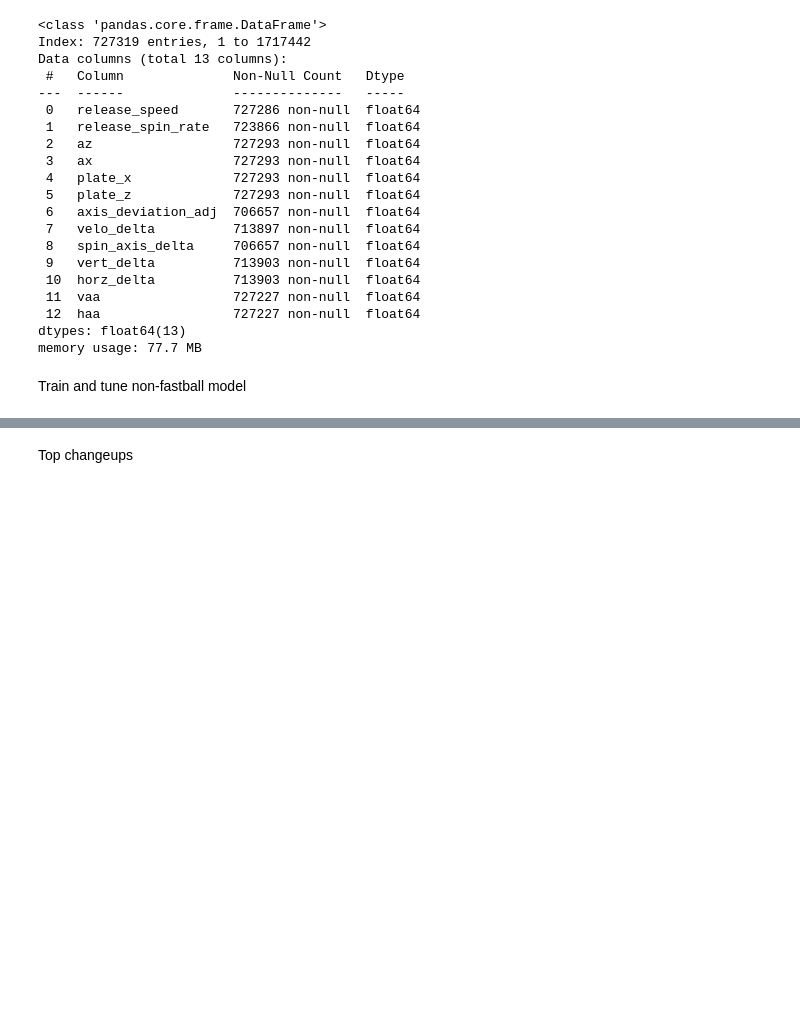
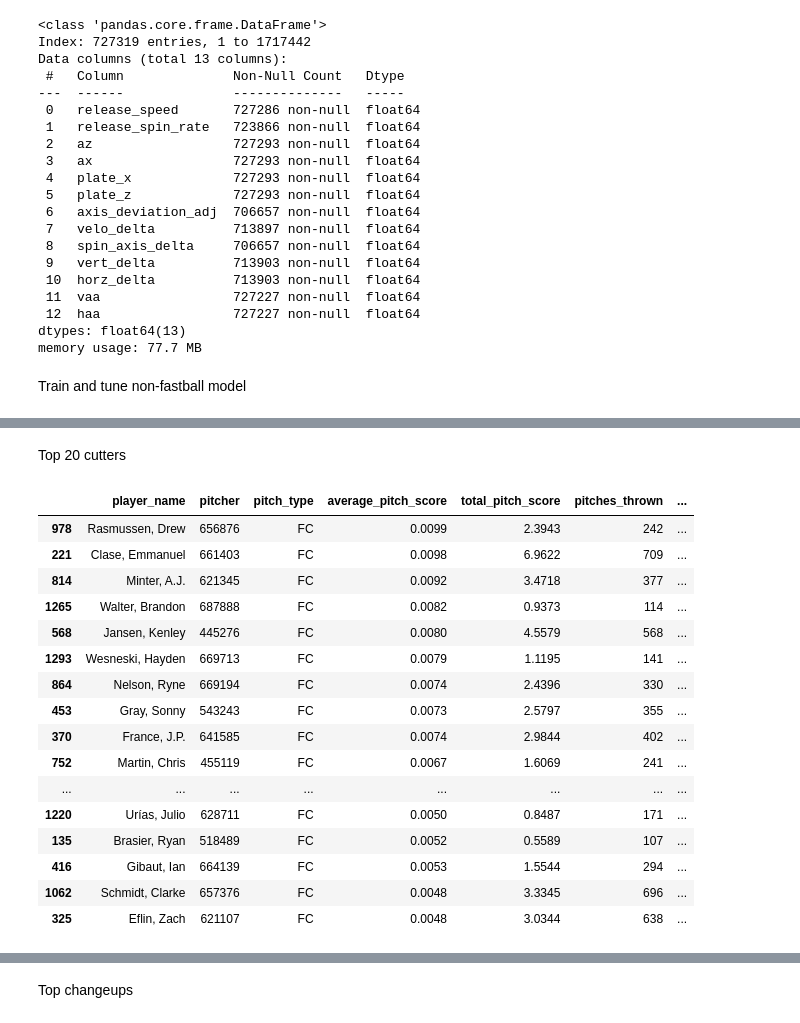
Before and after one commit to sam-walsh/pitching_model, a Jupyter notebook: stuff.ipynb, the cells around one changed output, grey strips where cells are left out. Drawn from its saved outputs; the diff is of its cells as text; code cells hidden in the pictures; blank space fills up the shorter version.

```diff
--- a/stuff.ipynb
+++ b/stuff.ipynb
@@ -495,0 +388,22 @@ plot_shap_values(df_non_fastballs, xgb_non_fastball, non_fastball_features, 'SL'
+# %% [markdown]
+Top 20 cutters
+# %%
+top_pitches(df2, 'FC', top_n=20)
+# %% [output]
+|  | player_name | pitcher | pitch_type | average_pitch_score | total_pitch_score | pitches_thrown | ... |
+| 978 | Rasmussen, Drew | 656876 | FC | 0.0099 | 2.3943 | 242 | ... |
+| 221 | Clase, Emmanuel | 661403 | FC | 0.0098 | 6.9622 | 709 | ... |
+| 814 | Minter, A.J. | 621345 | FC | 0.0092 | 3.4718 | 377 | ... |
+| 1265 | Walter, Brandon | 687888 | FC | 0.0082 | 0.9373 | 114 | ... |
+| 568 | Jansen, Kenley | 445276 | FC | 0.0080 | 4.5579 | 568 | ... |
+| 1293 | Wesneski, Hayden | 669713 | FC | 0.0079 | 1.1195 | 141 | ... |
+| 864 | Nelson, Ryne | 669194 | FC | 0.0074 | 2.4396 | 330 | ... |
+| 453 | Gray, Sonny | 543243 | FC | 0.0073 | 2.5797 | 355 | ... |
+| 370 | France, J.P. | 641585 | FC | 0.0074 | 2.9844 | 402 | ... |
+| 752 | Martin, Chris | 455119 | FC | 0.0067 | 1.6069 | 241 | ... |
+| ... | ... | ... | ... | ... | ... | ... | ... |
+| 1220 | Urías, Julio | 628711 | FC | 0.0050 | 0.8487 | 171 | ... |
+| 135 | Brasier, Ryan | 518489 | FC | 0.0052 | 0.5589 | 107 | ... |
+| 416 | Gibaut, Ian | 664139 | FC | 0.0053 | 1.5544 | 294 | ... |
+| 1062 | Schmidt, Clarke | 657376 | FC | 0.0048 | 3.3345 | 696 | ... |
+| 325 | Eflin, Zach | 621107 | FC | 0.0048 | 3.0344 | 638 | ... |
```
Also changed, not shown: parts of 45 cells of this notebook, 2 other files.
